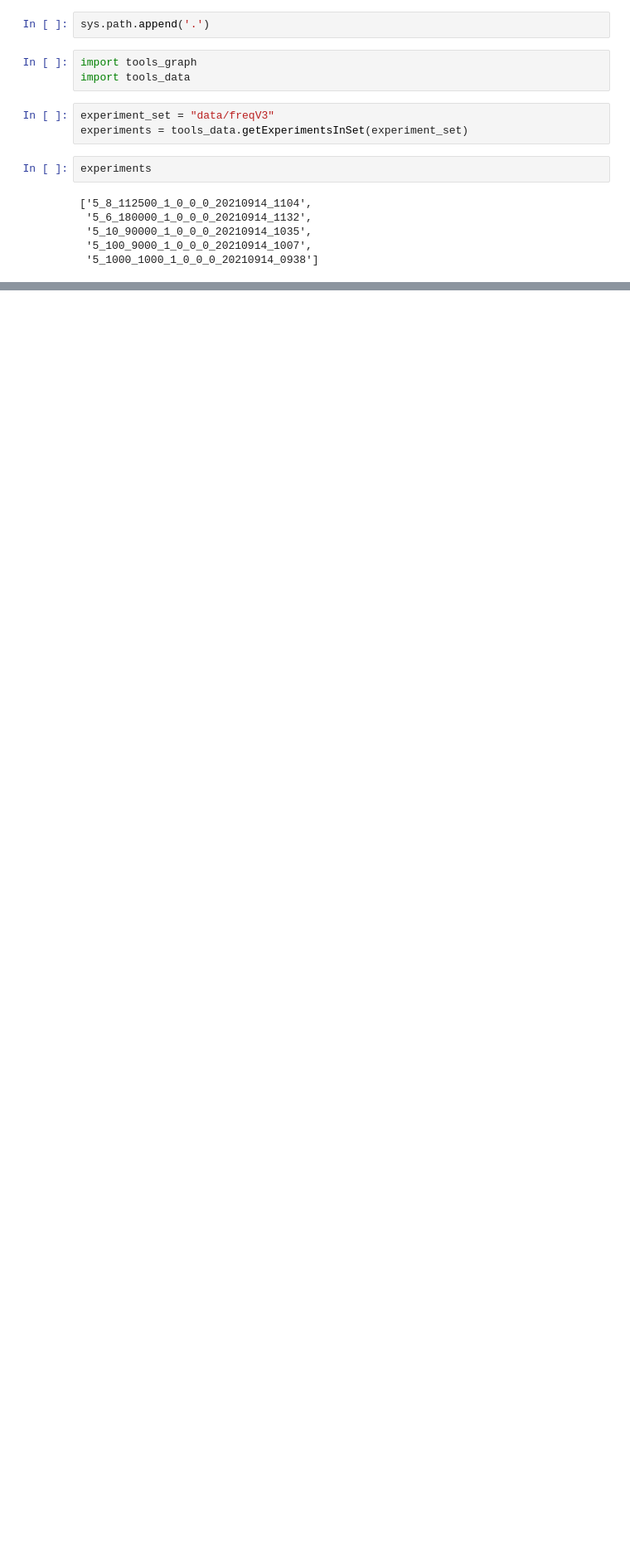
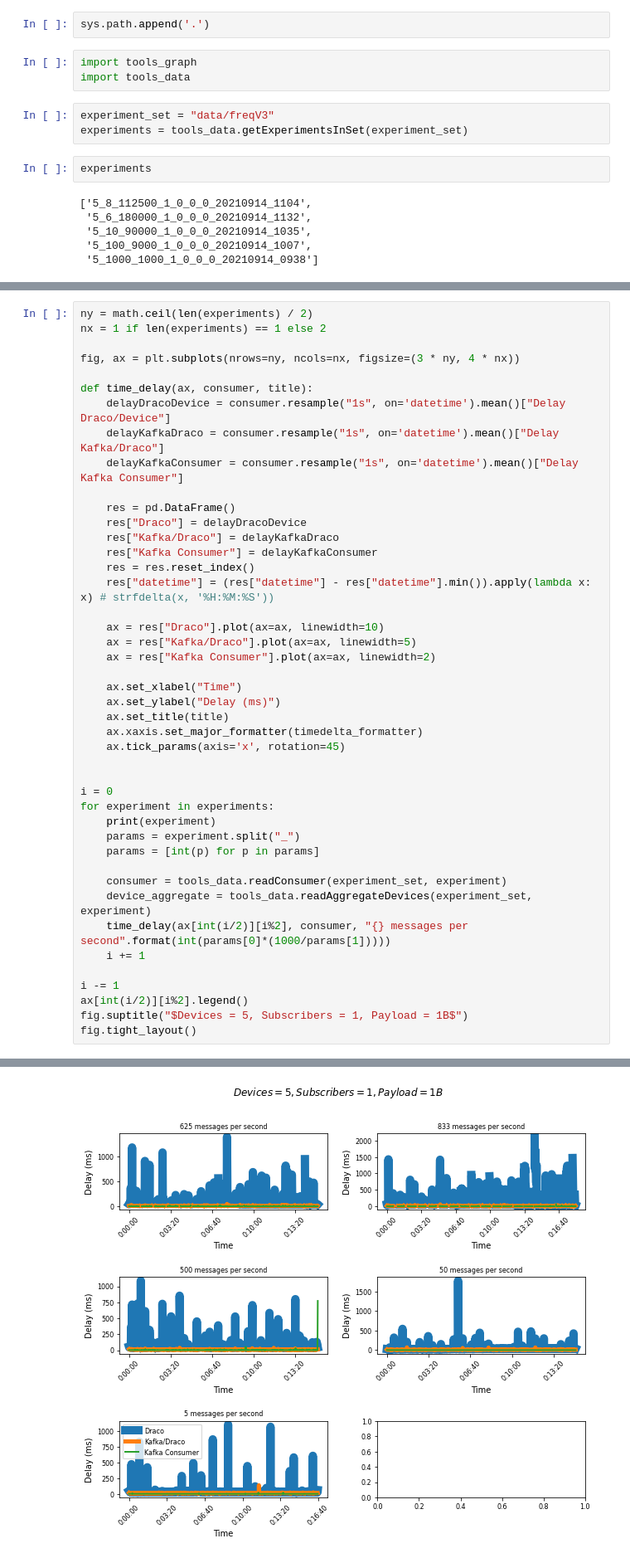
Before and after one commit to w4bo/fiware-performance-analysis, a Jupyter notebook: frequency.ipynb, the cells around one changed output, grey strips where cells are left out. Shown at 83% size. Cells and saved outputs as stored; diff of their text form; blank space fills up the shorter version.

```diff
--- a/frequency.ipynb
+++ b/frequency.ipynb
@@ -35,0 +100,45 @@ tools_graph.graphType4(experiment_set, 1, "Messages per second",  experiment_set
+# %%
+ny = math.ceil(len(experiments) / 2)
+nx = 1 if len(experiments) == 1 else 2
+
+fig, ax = plt.subplots(nrows=ny, ncols=nx, figsize=(3 * ny, 4 * nx))
+
+def time_delay(ax, consumer, title):
+    delayDracoDevice = consumer.resample("1s", on='datetime').mean()["Delay Draco/Device"]
+    delayKafkaDraco = consumer.resample("1s", on='datetime').mean()["Delay Kafka/Draco"]
+    delayKafkaConsumer = consumer.resample("1s", on='datetime').mean()["Delay Kafka Consumer"]
+
+    res = pd.DataFrame()
+    res["Draco"] = delayDracoDevice
+    res["Kafka/Draco"] = delayKafkaDraco
+    res["Kafka Consumer"] = delayKafkaConsumer
+    res = res.reset_index()
+    res["datetime"] = (res["datetime"] - res["datetime"].min()).apply(lambda x: x) # strfdelta(x, '%H:%M:%S'))
+
+    ax = res["Draco"].plot(ax=ax, linewidth=10)
+    ax = res["Kafka/Draco"].plot(ax=ax, linewidth=5)
+    ax = res["Kafka Consumer"].plot(ax=ax, linewidth=2)
+
+    ax.set_xlabel("Time")
+    ax.set_ylabel("Delay (ms)")
+    ax.set_title(title)
+    ax.xaxis.set_major_formatter(timedelta_formatter)
+    ax.tick_params(axis='x', rotation=45)
+
+
+i = 0
+for experiment in experiments:
+    print(experiment)
+    params = experiment.split("_")
+    params = [int(p) for p in params]
+
+    consumer = tools_data.readConsumer(experiment_set, experiment)
+    device_aggregate = tools_data.readAggregateDevices(experiment_set, experiment)
+    time_delay(ax[int(i/2)][i%2], consumer, "{} messages per second".format(int(params[0]*(1000/params[1]))))
+    i += 1
+
+i -= 1
+ax[int(i/2)][i%2].legend()
+fig.suptitle("$Devices = 5, Subscribers = 1, Payload = 1B$")
+fig.tight_layout()
+# %% [output]
@@ -35,0 +150 @@ tools_graph.graphType4(experiment_set, 1, "Messages per second",  experiment_set
+[figure, added]
```
Also changed, not shown: parts of 10 cells of this notebook.
